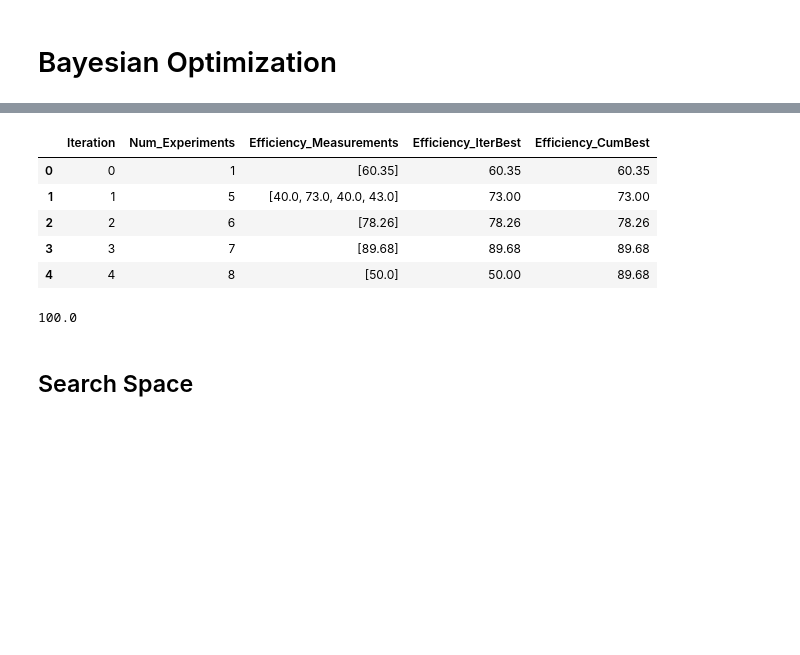
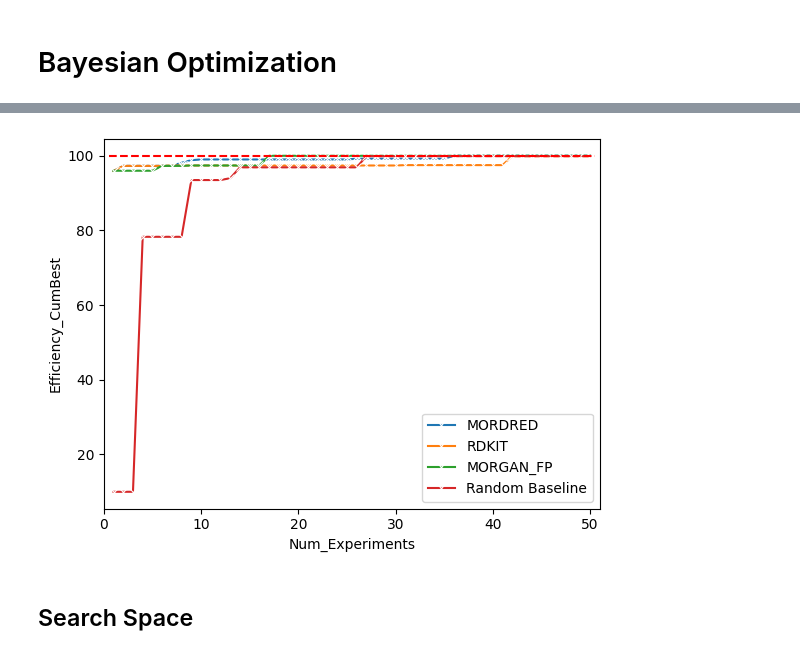
Before and after one commit to AC-BO-Hackathon/project-surface-science-syndicate, a Jupyter notebook: src/tim_baybe-inhibitor.ipynb, the cells around one changed output, grey strips where cells are left out. Cells and saved outputs as stored; diff of their text form; code cells hidden in the pictures; blank space fills up the shorter version.

Commit message:
Implement simulation loop for AA2024

```diff
--- a/src/tim_baybe-inhibitor.ipynb
+++ b/src/tim_baybe-inhibitor.ipynb
@@ -129,0 +116,8 @@ SearchSpace(discrete=SubspaceDiscrete(parameters=[NumericalDiscreteParameter(nam
+# %%
+from baybe.recommenders import RandomRecommender
+
+campaign_rand = Campaign(
+    searchspace=searchspace,
+    recommender=RandomRecommender(),
+    objective=objective,
+)
@@ -130,2 +162,4 @@ SearchSpace(discrete=SubspaceDiscrete(parameters=[NumericalDiscreteParameter(nam
+# %%
+scenarios.update({"Random Baseline": campaign_rand})
 # %%
 from baybe.simulation import simulate_experiment
@@ -154,30 +192,18 @@ Input row with index 306 has multiple matches with the search space. This could
-# %%
-results
-# %% [output]
-|  | Iteration | Num_Experiments | Efficiency_Measurements | Efficiency_IterBest | Efficiency_CumBest |
-| 0 | 0 | 1 | [60.35] | 60.35 | 60.35 |
-| 1 | 1 | 5 | [40.0, 73.0, 40.0, 43.0] | 73.00 | 73.00 |
-| 2 | 2 | 6 | [78.26] | 78.26 | 78.26 |
-| 3 | 3 | 7 | [89.68] | 89.68 | 89.68 |
-| 4 | 4 | 8 | [50.0] | 50.00 | 89.68 |
-# %%
-df_AA2024.Efficiency.max()
-# %% [output]
-100.0
-# %%
-results = simulate_scenarios(
-    # Necessary
-    campaign=campaign,
-    # Technically optional but should always be set
-    lookup=lookup,
-    # Optional
-    batch_size=batch_size,
-    n_doe_iterations=n_doe_iterations,
-    initial_data=initial_data,
-    random_seed=random_seed,
-    impute_mode=impute_mode,
-    noise_percent=noise_percent,
-)
+# %%
+max_efficiency = lookup["Efficiency"].max()
+# plot_results = results[results['Scenario'].isin(['Mordred', 'Morgan', 'RDKIT'])]
+
+sns.lineplot(
+    data=results, x="Num_Experiments", y="Efficiency_CumBest", hue="Scenario", marker="x"
+)
+plt.plot([0.5, N_DOE_ITERATIONS+0.5], [max_efficiency, max_efficiency], "--r")
+plt.legend(loc="lower right")
+import matplotlib.pyplot as plt
+
+plt.xlim(0, N_DOE_ITERATIONS+1)
+plt.savefig("./AA1000_simulation_10MC_50exp_1batch.png")
+# %% [output]
+[figure, added]
 # %% [markdown]
 ## Search Space
 # %% [markdown]
```
Also changed, not shown: parts of 8 cells of this notebook, 1 other file.
